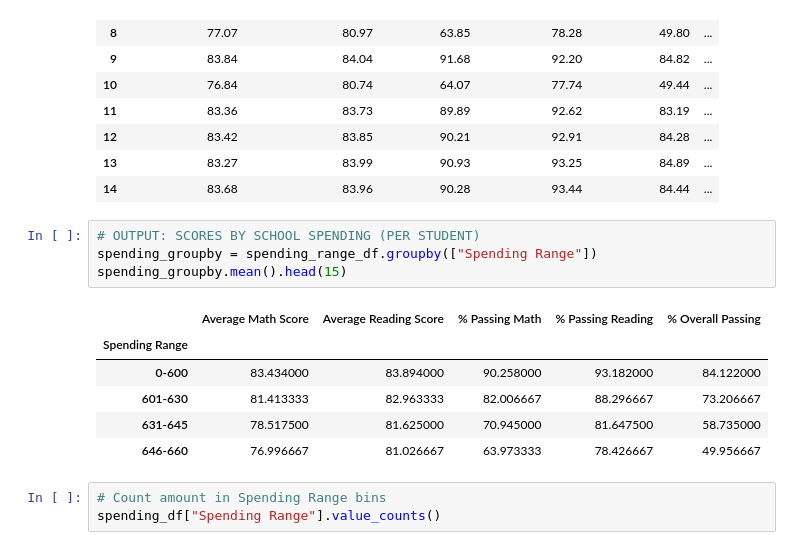
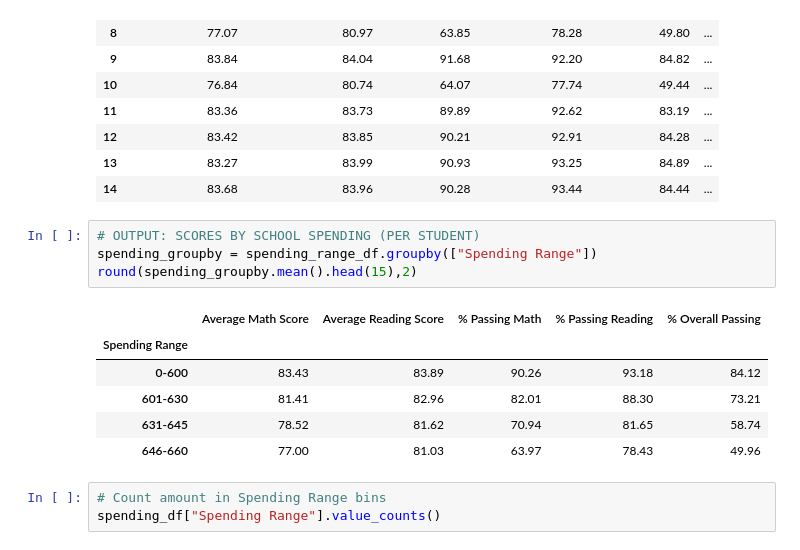
Before and after one commit to juliabrunett/pandas-challenge, a Jupyter notebook: PyCitySchools/PyCitySchools.ipynb, the cells around one changed output. Cells and saved outputs as stored; diff of their text form.

```diff
--- a/PyCitySchools/PyCitySchools.ipynb
+++ b/PyCitySchools/PyCitySchools.ipynb
@@ -476,14 +476,14 @@ See the caveats in the documentation: https://pandas.pydata.org/pandas-docs/stab
 # %%
 # OUTPUT: SCORES BY SCHOOL SPENDING (PER STUDENT)
 spending_groupby = spending_range_df.groupby(["Spending Range"])
-spending_groupby.mean().head(15)
+round(spending_groupby.mean().head(15),2)
 # %% [output]
 |  | Average Math Score | Average Reading Score | % Passing Math | % Passing Reading | % Overall Passing |
 | Spending Range |  |  |  |  |  |
-| 0-600 | 83.434000 | 83.894000 | 90.258000 | 93.182000 | 84.122000 |
-| 601-630 | 81.413333 | 82.963333 | 82.006667 | 88.296667 | 73.206667 |
-| 631-645 | 78.517500 | 81.625000 | 70.945000 | 81.647500 | 58.735000 |
-| 646-660 | 76.996667 | 81.026667 | 63.973333 | 78.426667 | 49.956667 |
+| 0-600 | 83.43 | 83.89 | 90.26 | 93.18 | 84.12 |
+| 601-630 | 81.41 | 82.96 | 82.01 | 88.30 | 73.21 |
+| 631-645 | 78.52 | 81.62 | 70.94 | 81.65 | 58.74 |
+| 646-660 | 77.00 | 81.03 | 63.97 | 78.43 | 49.96 |
 # %%
 # Count amount in Spending Range bins
 spending_df["Spending Range"].value_counts()
```
Also changed, not shown: parts of 3 cells of this notebook.
